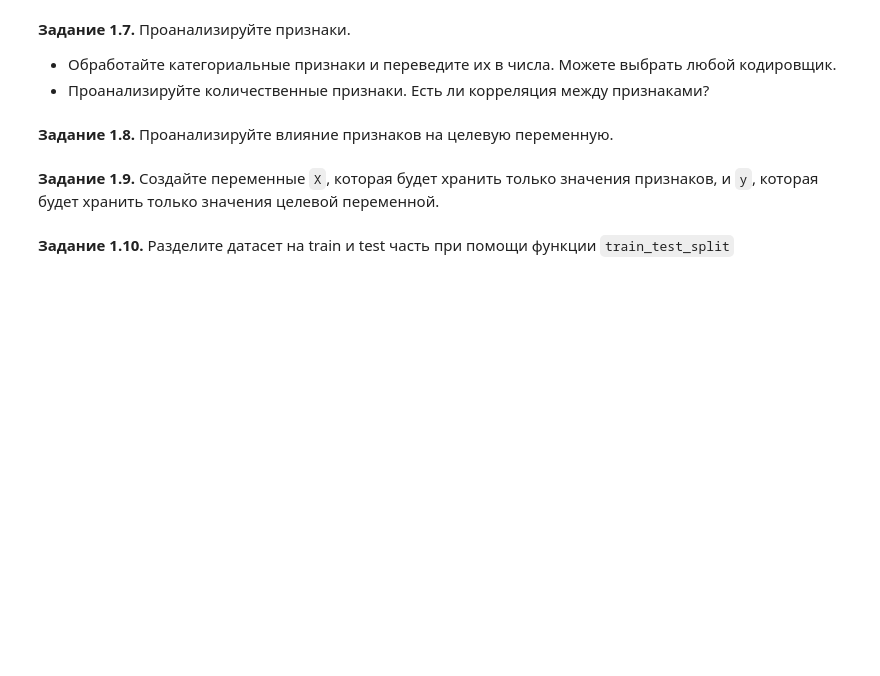
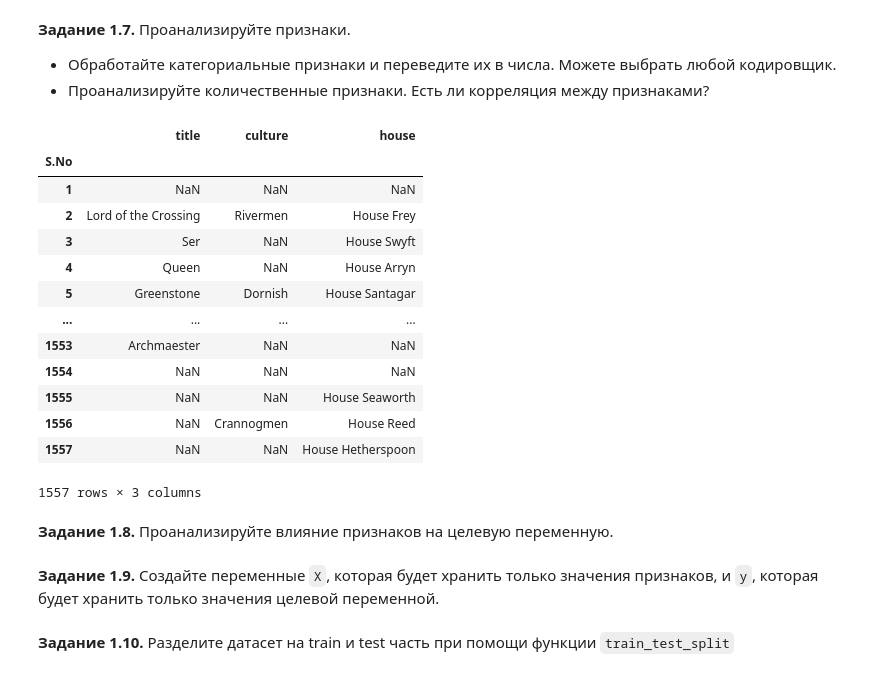
Before and after one commit to maksimvaig/-, a Jupyter notebook: week_01_ml_intro/Homework/hw_1_game_of_thrones.ipynb, the cells around one changed output. Drawn from its saved outputs; the diff is of its cells as text; code cells hidden in the pictures; blank space fills up the shorter version.

```diff
--- a/week_01_ml_intro/Homework/hw_1_game_of_thrones.ipynb
+++ b/week_01_ml_intro/Homework/hw_1_game_of_thrones.ipynb
@@ -347,3 +354,24 @@ dtype: int64
+# %%
+categorical_columns = ['title', 'male', 'culture', 'house', 'book1', 'book2', 'book3', 'book4', 'book5']
+categorical_features = data[categorical_columns]
+
+unprocessed_cat_features = categorical_features.select_dtypes(include=[object]).columns.tolist()
+data[unprocessed_cat_features]
+# %% [output]
+|  | title | culture | house |
+| S.No |  |  |  |
+| 1 | NaN | NaN | NaN |
+| 2 | Lord of the Crossing | Rivermen | House Frey |
+| 3 | Ser | NaN | House Swyft |
+| 4 | Queen | NaN | House Arryn |
+| 5 | Greenstone | Dornish | House Santagar |
+| ... | ... | ... | ... |
+| 1553 | Archmaester | NaN | NaN |
+| 1554 | NaN | NaN | NaN |
+| 1555 | NaN | NaN | House Seaworth |
+| 1556 | NaN | Crannogmen | House Reed |
+| 1557 | NaN | NaN | House Hetherspoon |
+1557 rows × 3 columns
 # %% [markdown]
 **Задание 1.8.** Проанализируйте влияние признаков на целевую переменную.
 # %%
```
Also changed, not shown: parts of 3 cells of this notebook.
